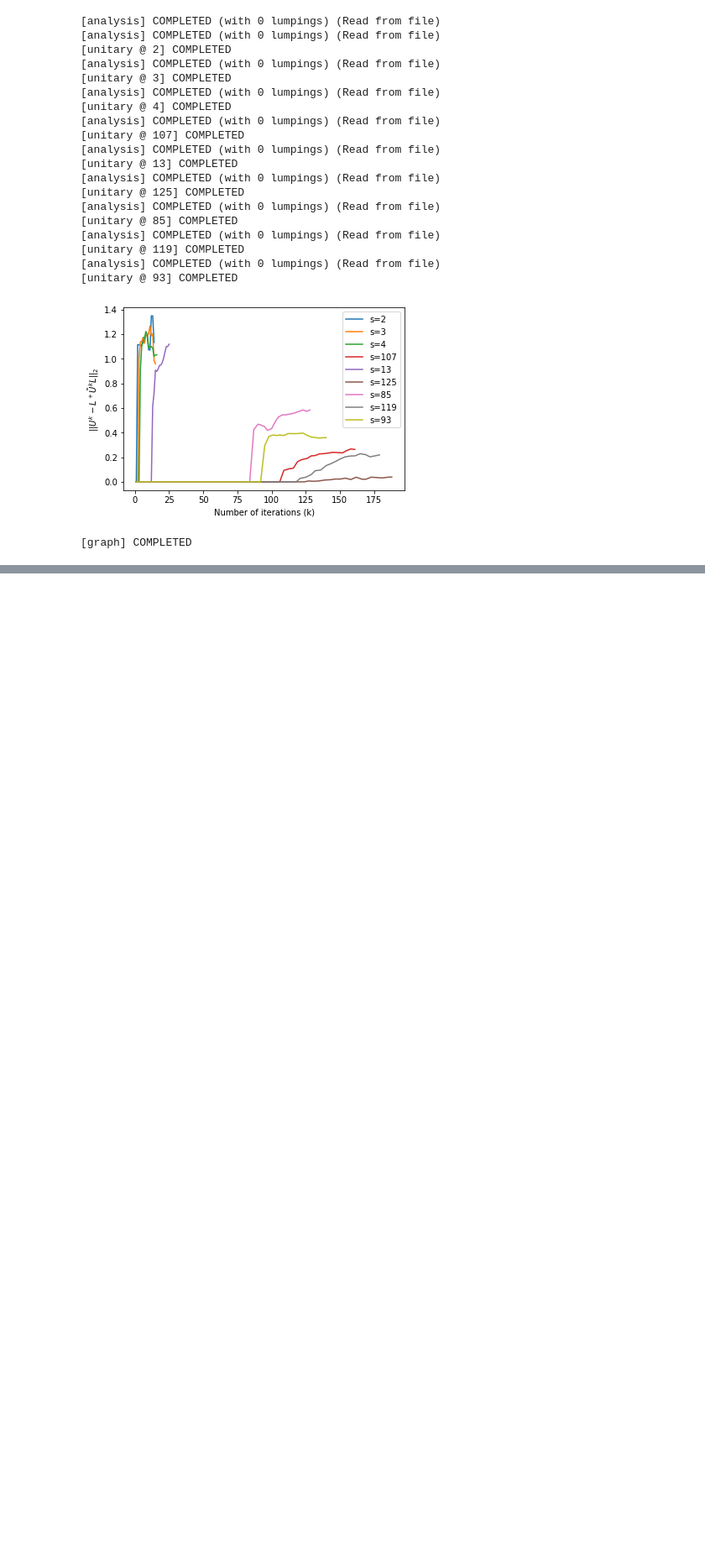
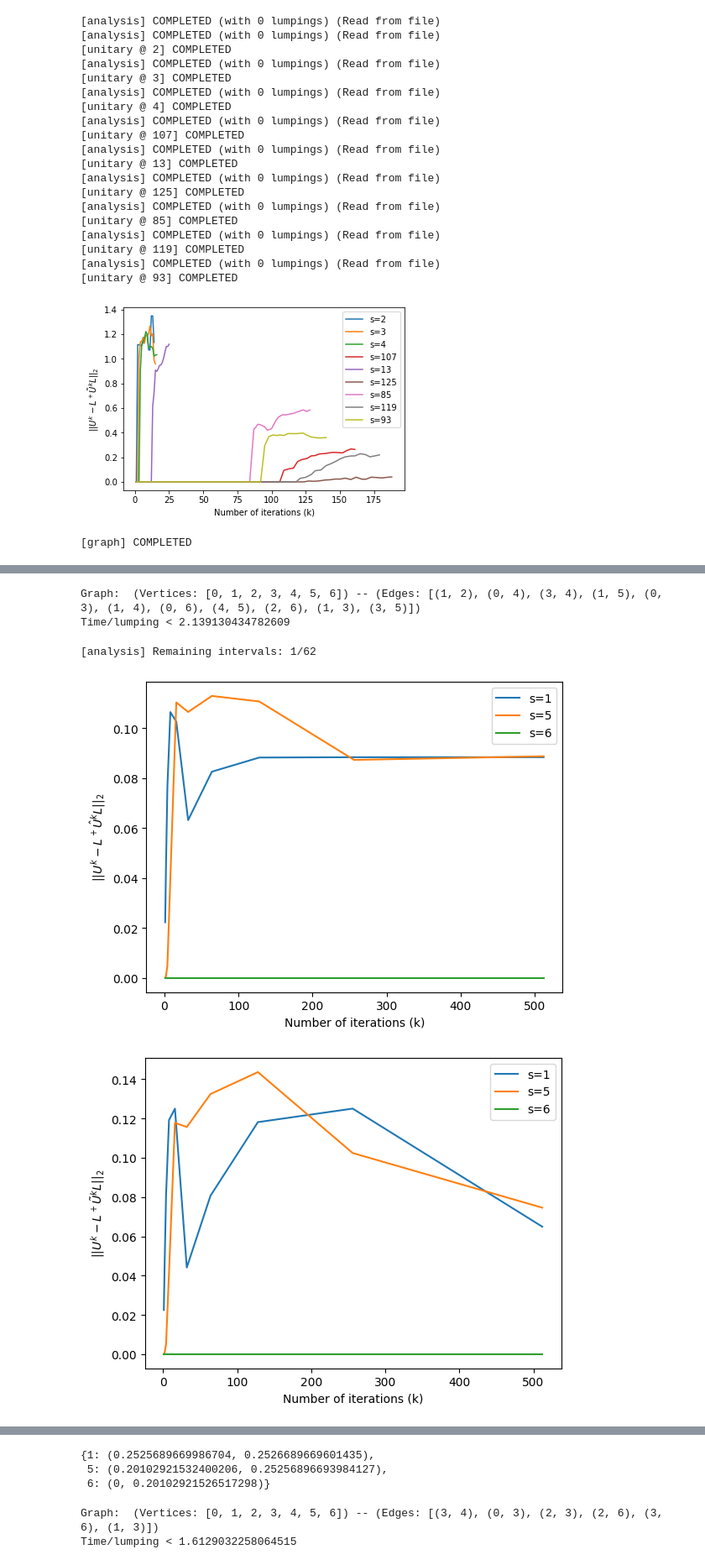
Before and after one commit to Antonio-JP/CLUE, a Jupyter notebook: notebooks/numerical_quantum.ipynb, the cells around one changed output, grey strips where cells are left out. Shown at 84% size. Cells and saved outputs as stored; diff of their text form; code cells hidden in the pictures; blank space fills up the shorter version.

```diff
--- a/notebooks/numerical_quantum.ipynb
+++ b/notebooks/numerical_quantum.ipynb
@@ -762,0 +678,13 @@ Intervals:
+# %%
+print("Graph: ", G7[-1])
+print(f"Time/lumping < {(4*60+6)/115}")
+# %% [output]
+Graph:  (Vertices: [0, 1, 2, 3, 4, 5, 6]) -- (Edges: [(1, 2), (0, 4), (3, 4), (1, 5), (0, 3), (1, 4), (0, 6), (4, 5), (2, 6), (1, 3), (3, 5)])
+Time/lumping < 2.139130434782609
+# %%
+G7.append(generate_example(_, 7))
+%time full_analysis(G7[-1])
+# %% [output]
+[analysis] Remaining intervals: 1/62
+[figure, added]
+[figure, added]
@@ -762,0 +693,9 @@ Intervals:
+{1: (0.2525689669986704, 0.2526689669601435),
+ 5: (0.20102921532400206, 0.25256896693984127),
+ 6: (0, 0.20102921526517298)}
+# %%
+print("Graph: ", G7[1])
+print(f"Time/lumping < {(1*60+40)/62}")
+# %% [output]
+Graph:  (Vertices: [0, 1, 2, 3, 4, 5, 6]) -- (Edges: [(3, 4), (0, 3), (2, 3), (2, 6), (3, 6), (1, 3)])
+Time/lumping < 1.6129032258064515
```
Also changed, not shown: parts of 42 cells of this notebook, 15 other files.
